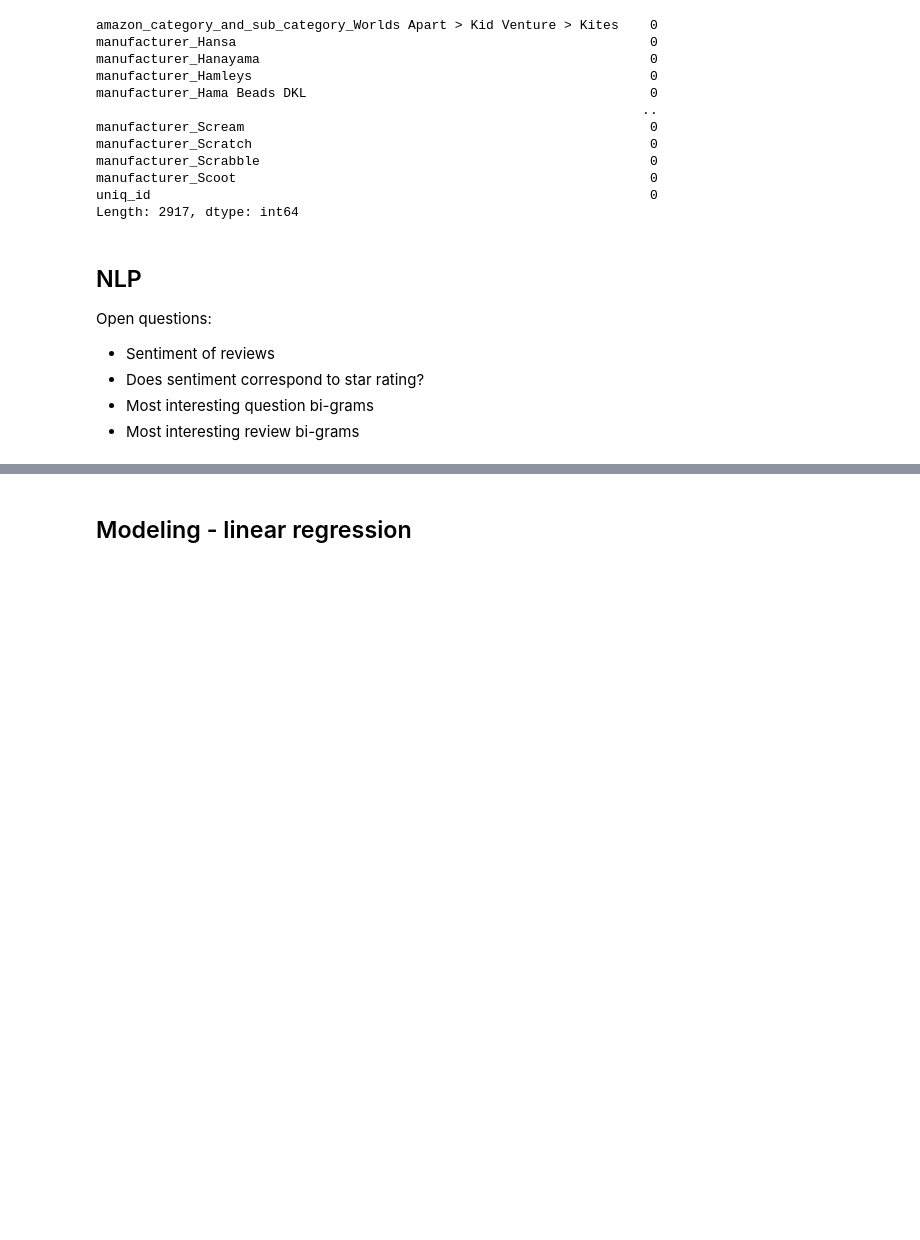
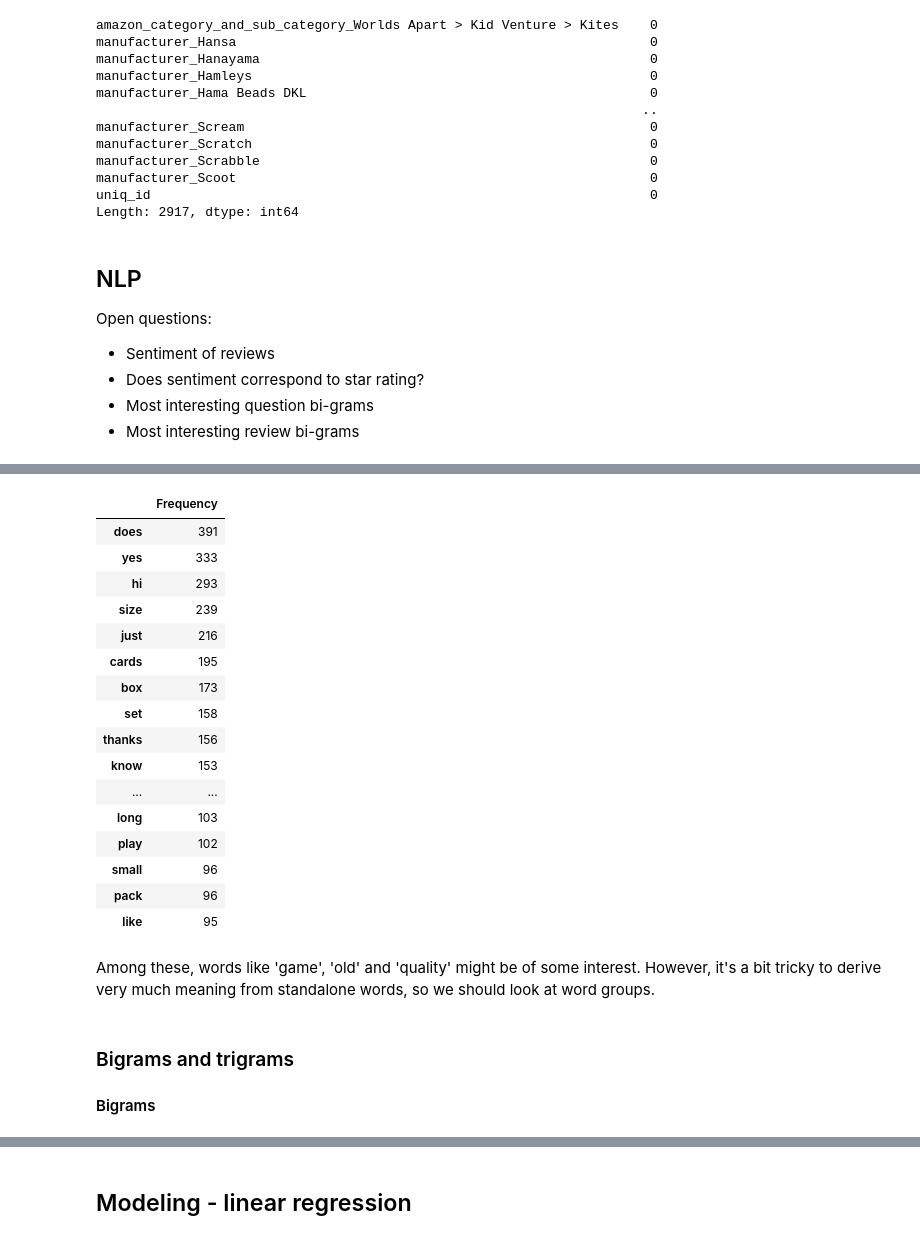
Before and after one commit to cotica/capstone, a Jupyter notebook: code/Amazon-product-catalog-NLP-modeling.ipynb, the cells around one changed output, grey strips where cells are left out. Drawn from its saved outputs; the diff is of its cells as text; code cells hidden in the pictures; blank space fills up the shorter version.

```diff
--- a/code/Amazon-product-catalog-NLP-modeling.ipynb
+++ b/code/Amazon-product-catalog-NLP-modeling.ipynb
@@ -100,0 +155,26 @@ transformed_df.shape
+# %%
+vectorize(questions)
+# %% [output]
+|  | Frequency |
+| does | 391 |
+| yes | 333 |
+| hi | 293 |
+| size | 239 |
+| just | 216 |
+| cards | 195 |
+| box | 173 |
+| set | 158 |
+| thanks | 156 |
+| know | 153 |
+| ... | ... |
+| long | 103 |
+| play | 102 |
+| small | 96 |
+| pack | 96 |
+| like | 95 |
+# %% [markdown]
+Among these, words like 'game', 'old' and 'quality' might be of some interest. However, it's a bit tricky to derive very much meaning from standalone words, so we should look at word groups.
+# %% [markdown]
+### Bigrams and trigrams
+
+#### Bigrams
```
Also changed, not shown: parts of 16 cells of this notebook, 4 other files.
